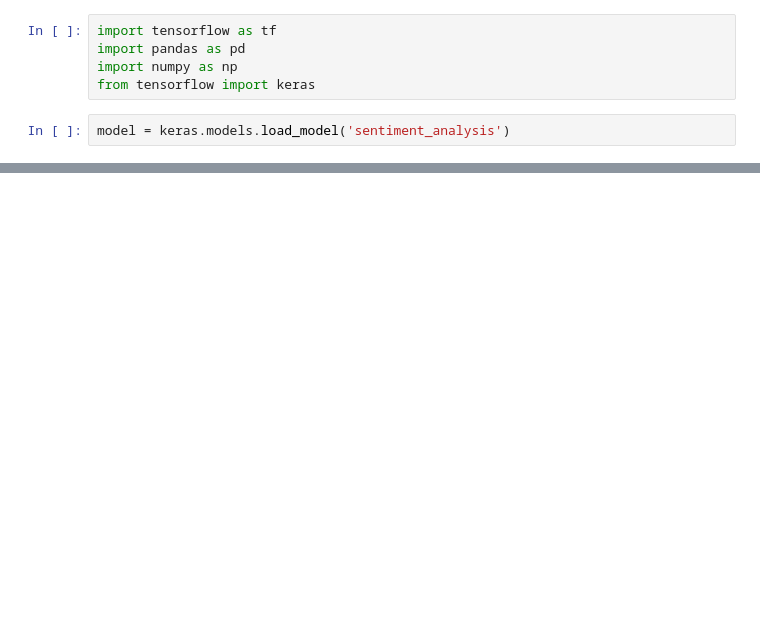
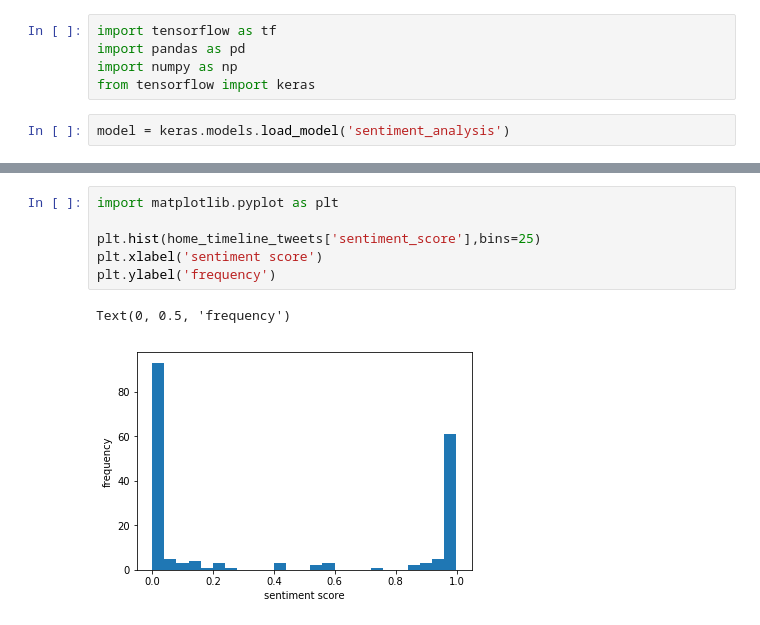
Before and after one commit to guldenturgay/twitter-playground, a Jupyter notebook: sentiment_analysis.ipynb, the cells around one changed output, grey strips where cells are left out. Drawn from its saved outputs; the diff is of its cells as text; blank space fills up the shorter version.

```diff
--- a/sentiment_analysis.ipynb
+++ b/sentiment_analysis.ipynb
@@ -34,0 +35,9 @@ home_timeline_tweets.head(10)
+# %%
+import matplotlib.pyplot as plt
+
+plt.hist(home_timeline_tweets['sentiment_score'],bins=25)
+plt.xlabel('sentiment score')
+plt.ylabel('frequency')
+# %% [output]
+Text(0, 0.5, 'frequency')
+[figure, added]
```
Also changed, not shown: parts of 5 cells of this notebook.
